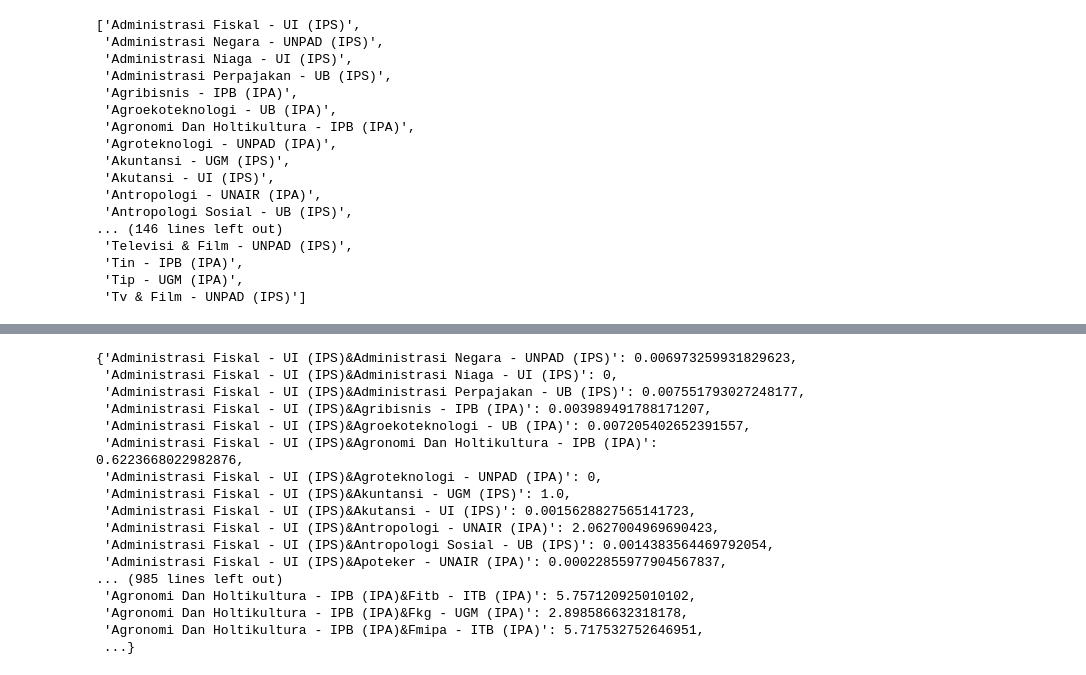
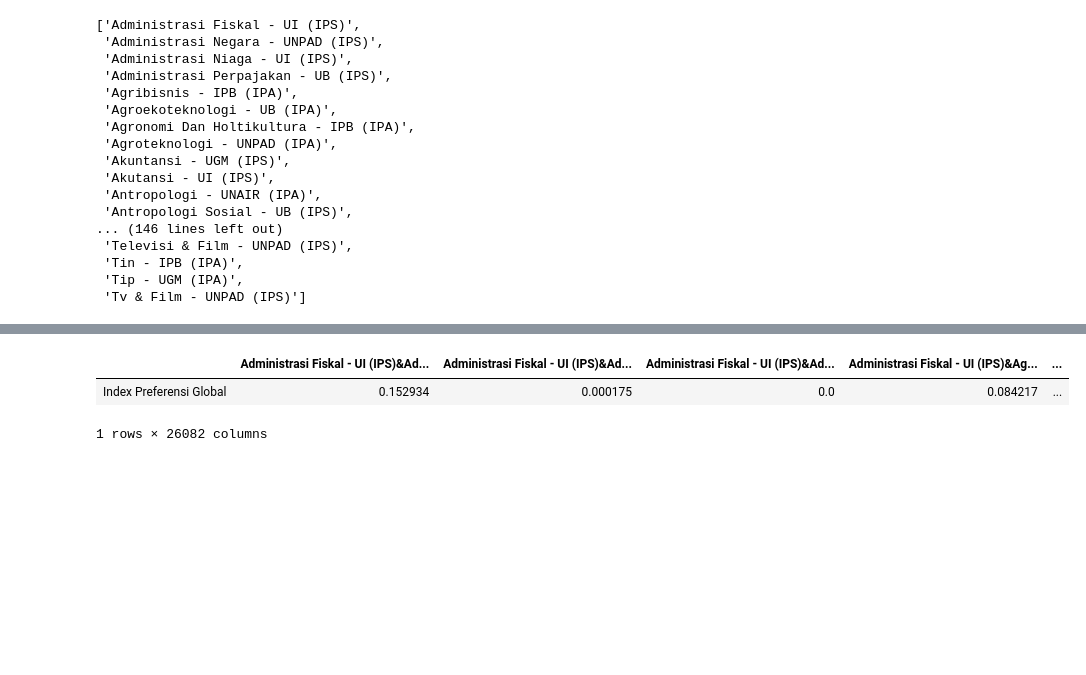
Before and after one commit to jamalakbara/tugas-akhir-dss, a Jupyter notebook: py-prog-ta/PROMETHEE.ipynb, the cells around one changed output, grey strips where cells are left out. Saved outputs shown, nothing was run; the diff lists cells and outputs as text; code cells hidden in the pictures; blank space fills up the shorter version.

```diff
--- a/py-prog-ta/PROMETHEE.ipynb
+++ b/py-prog-ta/PROMETHEE.ipynb
@@ -126,20 +0,0 @@ def net_flow(pilihan_jurusan, e_flow, l_flow):
-# %%
-def get_std(tabel_alternatif):
-    #nyari simpangan baku
-    std = tabel_alternatif.std(axis=1)
-
-    return std
-# %%
-def get_mean(tabel_alternatif):
-    #nyari rata2
-    mean = tabel_alternatif.mean(axis=1)
-
-    return mean
-# %%
-def get_params(mean, nilai, std):
-    params = []
-    for bjg in range(len(nilai_jams)):
-        tot = (mean[bjg]-nilai_jams[bjg]) / std[bjg]
-        params.append(tot)
-
-    return params
@@ -165,3 +23,5 @@ nilai_jams = [83.34, 82, 90, 85.2, 82, 83.4, 0, 0, 0, 0]
+# %%
+nilai_jams = [70, 70, 70, 70, 70, 70, 70, 70, 70, 70]
 # %%
 mean = get_mean(tabel_alternatif)
 std = get_std(tabel_alternatif)
@@ -245,23 +98,9 @@ fp_gaussian
-# %%
-index_preferensi_gaussian = idx_pref_gaussian(fp_gaussian)
-
-idx_pref_gaussian(fp_gaussian)
-# %% [output]
-{'Administrasi Fiskal - UI (IPS)&Administrasi Negara - UNPAD (IPS)': 0.006973259931829623,
- 'Administrasi Fiskal - UI (IPS)&Administrasi Niaga - UI (IPS)': 0,
- 'Administrasi Fiskal - UI (IPS)&Administrasi Perpajakan - UB (IPS)': 0.007551793027248177,
- 'Administrasi Fiskal - UI (IPS)&Agribisnis - IPB (IPA)': 0.003989491788171207,
- 'Administrasi Fiskal - UI (IPS)&Agroekoteknologi - UB (IPA)': 0.007205402652391557,
- 'Administrasi Fiskal - UI (IPS)&Agronomi Dan Holtikultura - IPB (IPA)': 0.6223668022982876,
- 'Administrasi Fiskal - UI (IPS)&Agroteknologi - UNPAD (IPA)': 0,
- 'Administrasi Fiskal - UI (IPS)&Akuntansi - UGM (IPS)': 1.0,
- 'Administrasi Fiskal - UI (IPS)&Akutansi - UI (IPS)': 0.0015628827565141723,
- 'Administrasi Fiskal - UI (IPS)&Antropologi - UNAIR (IPA)': 2.0627004969690423,
- 'Administrasi Fiskal - UI (IPS)&Antropologi Sosial - UB (IPS)': 0.0014383564469792054,
- 'Administrasi Fiskal - UI (IPS)&Apoteker - UNAIR (IPA)': 0.00022855977904567837,
-... (985 lines left out)
- 'Agronomi Dan Holtikultura - IPB (IPA)&Fitb - ITB (IPA)': 5.757120925010102,
- 'Agronomi Dan Holtikultura - IPB (IPA)&Fkg - UGM (IPA)': 2.898586632318178,
- 'Agronomi Dan Holtikultura - IPB (IPA)&Fmipa - ITB (IPA)': 5.717532752646951,
- ...}
+# %%
+index_preferensi_global = idx_pref_global(fp_gaussian)
+
+index_preferensi_global
+# %% [output]
+|  | Administrasi Fiskal - UI (IPS)&Ad... | Administrasi Fiskal - UI (IPS)&Ad... | Administrasi Fiskal - UI (IPS)&Ad... | Administrasi Fiskal - UI (IPS)&Ag... | ... |
+| Index Preferensi Global | 0.152934 | 0.000175 | 0.0 | 0.084217 | ... |
+1 rows × 26082 columns
 # %%
```
Also changed, not shown: parts of 20 cells of this notebook, 2 other files.
